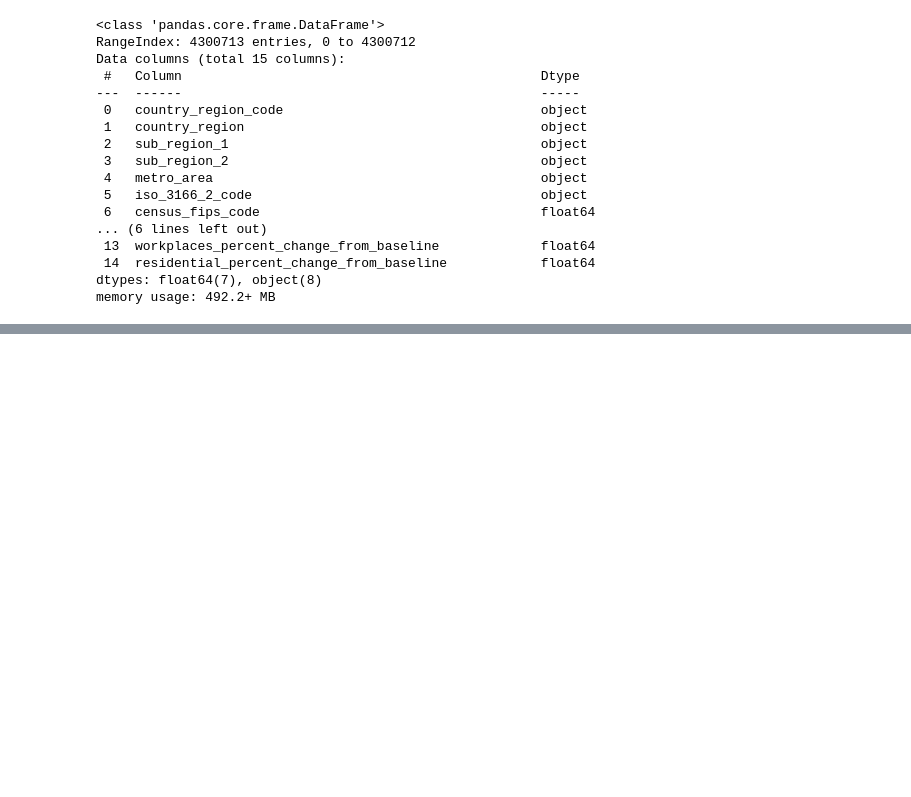
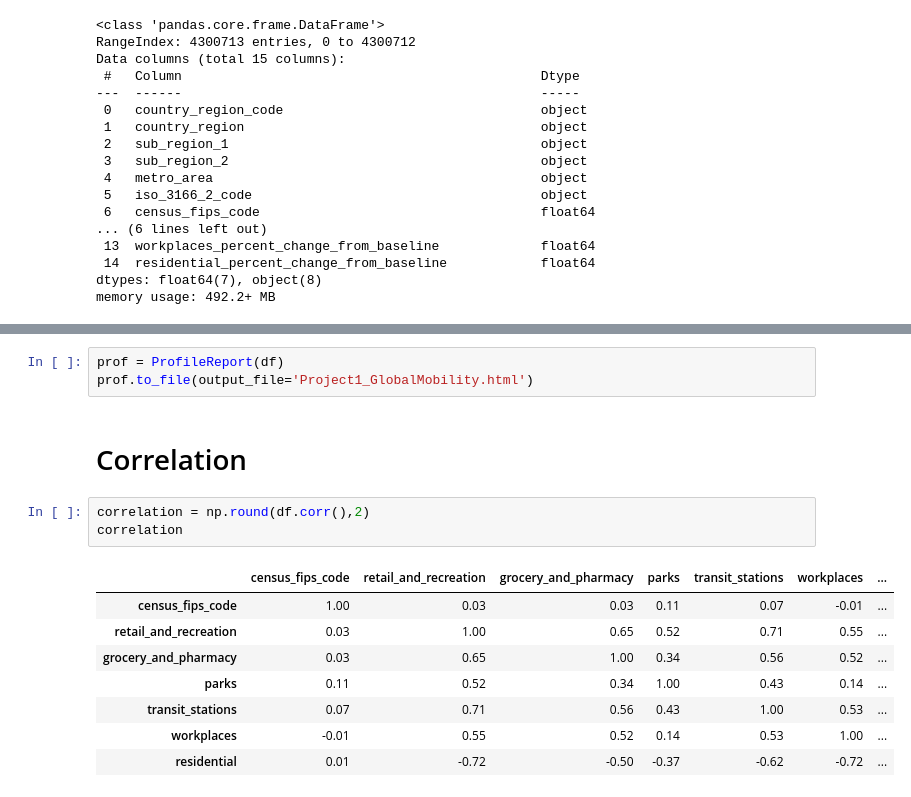
Before and after one commit to dianafurtado/Data_Visualization_Projects, a Jupyter notebook: Project 1/DV_Project1_GroupAA.ipynb, the cells around one changed output, grey strips where cells are left out. Saved outputs shown, nothing was run; the diff lists cells and outputs as text; blank space fills up the shorter version.

```diff
--- a/Project 1/DV_Project1_GroupAA.ipynb
+++ b/Project 1/DV_Project1_GroupAA.ipynb
@@ -33,0 +184,17 @@ memory usage: 492.2+ MB
+# %%
+prof = ProfileReport(df)
+prof.to_file(output_file='Project1_GlobalMobility.html')
+# %% [markdown]
+# Correlation
+# %%
+correlation = np.round(df.corr(),2)
+correlation
+# %% [output]
+|  | census_fips_code | retail_and_recreation | grocery_and_pharmacy | parks | transit_stations | workplaces | ... |
+| census_fips_code | 1.00 | 0.03 | 0.03 | 0.11 | 0.07 | -0.01 | ... |
+| retail_and_recreation | 0.03 | 1.00 | 0.65 | 0.52 | 0.71 | 0.55 | ... |
+| grocery_and_pharmacy | 0.03 | 0.65 | 1.00 | 0.34 | 0.56 | 0.52 | ... |
+| parks | 0.11 | 0.52 | 0.34 | 1.00 | 0.43 | 0.14 | ... |
+| transit_stations | 0.07 | 0.71 | 0.56 | 0.43 | 1.00 | 0.53 | ... |
+| workplaces | -0.01 | 0.55 | 0.52 | 0.14 | 0.53 | 1.00 | ... |
+| residential | 0.01 | -0.72 | -0.50 | -0.37 | -0.62 | -0.72 | ... |
```
Also changed, not shown: parts of 20 cells of this notebook, 1 other file.
